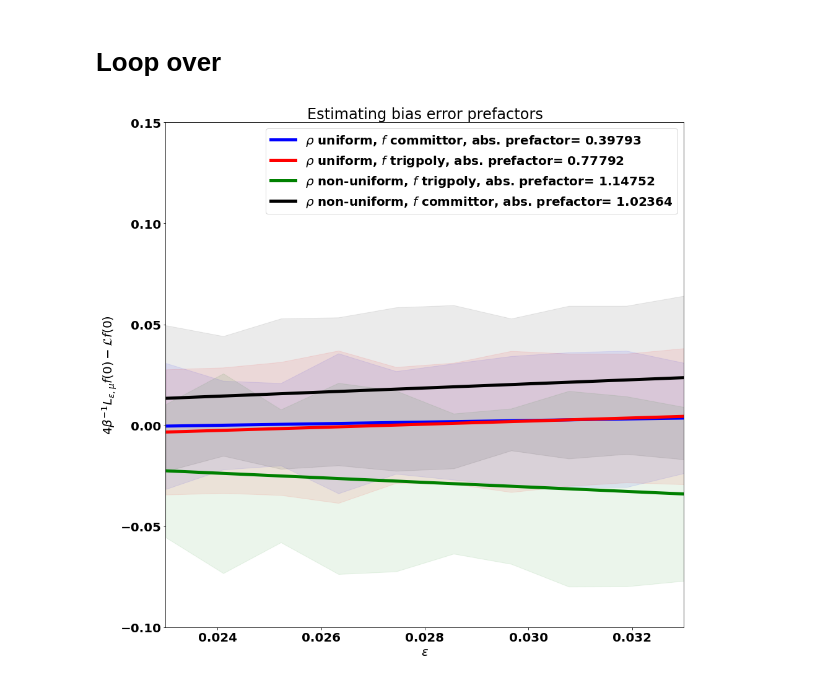
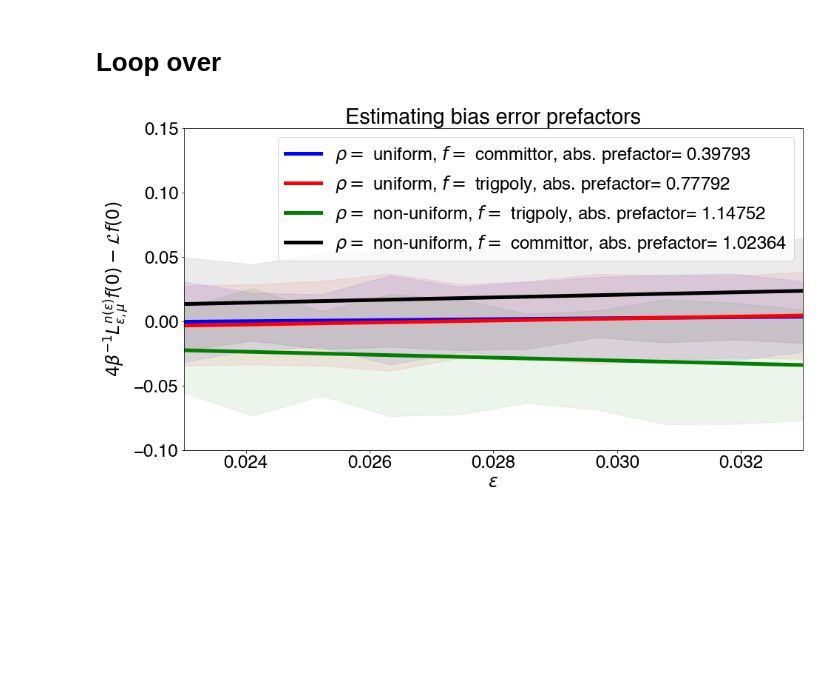
Before and after one commit to ShashankSule/TMDmaps, a Jupyter notebook: run/1d_potential_circular_errordriver.ipynb, the cells around one changed output. Saved outputs shown, nothing was run; the diff lists cells and outputs as text; code cells hidden in the pictures; blank space fills up the shorter version.

```diff
--- a/run/1d_potential_circular_errordriver.ipynb
+++ b/run/1d_potential_circular_errordriver.ipynb
@@ -62,9 +62,9 @@ RMSE = np.sqrt(np.mean((y.reshape((epsilons_range,1))@np.ones((1,ntrials)) - bia
 y_low = y-RMSE
 y_high = y+RMSE
 # %%
-font = {'family' : 'normal',
-        'weight' : 'bold',
-        'size'   : 18}
+font = {'family' : 'Helvetica',
+        'weight' : 'normal',
+        'size'   : 24}
 
 plt.rc('font', **font)
 fig, ax = plt.subplots(figsize=(8,8))
@@ -91,12 +88,12 @@ filestrings = ['uniform_committor_circular_2023-07-10 16:10:48.287872.npy',
               'biased_committor_circular_2023-07-10 17:44:19.202818.npy']
 colors = ['blue', 'red', 'green', 'black']
 # %%
-font = {'family' : 'sans-serif',
-        'weight' : 'bold',
-        'size'   : 20}
+font = {'family' : 'Helvetica',
+        'weight' : 'normal',
+        'size'   : 24}
 plt.rc('font', **font)
 # %%
-fig, ax = plt.subplots(figsize=(15,15))
+fig, ax = plt.subplots(figsize=(15,8))
 
 
 for i in range(len(filestrings)):
@@ -111,33 +108,33 @@ for i in range(len(filestrings)):
     epsilons = data.item()['epsilons']
     bias = data.item()['pointwise_errors']
     epsilons_range, ntrials = bias.shape
 
     # fit linear model
     x = epsilons.reshape((epsilons_range,1))@np.ones((1,ntrials))
     linear_fit = sklearn.linear_model.LinearRegression()
     linear_fit.fit(x.reshape(-1,1), bias.reshape(-1,1))
     y = linear_fit.predict(epsilons.reshape(-1,1))
 
     # get standard errors
     RMSE = np.sqrt(np.mean((y.reshape((epsilons_range,1))@np.ones((1,ntrials)) - bias)**2, axis=1)).reshape(y.shape)
     y_low = y-RMSE
     y_high = y+RMSE
 
     # plot
     if density == 'biased':
         density = 'non-uniform'
 
     ax.plot(epsilons,y,\
-                 label=r'$\rho$ ' + density + ', ' + r'$f$ ' + function + ", abs. prefactor= " + str(np.abs(round(linear_fit.coef_[0,0],5))),
+                 label=r'$\rho = $ ' + density + ', ' + r'$f = $ ' + function + ", abs. prefactor= " + str(np.abs(round(linear_fit.coef_[0,0],5))),
                  color=colors[i],
                  linewidth=5)
     ax.fill_between(epsilons,y_low.flatten(), y_high.flatten(), color = colors[i], alpha=0.08)
 
 ax.set_xlim((epsilons[0], epsilons[-1]))
 ax.set_ylim((-0.1,0.15))
 ax.legend(loc = 'best')
-ax.set(ylabel = r'$4\beta^{-1}L_{\epsilon,\mu}f(0) - \mathcal{L} f(0)$', xlabel = "$\epsilon$");
+ax.set(ylabel = r'$4\beta^{-1}L^{n(\epsilon)}_{\epsilon,\mu}f(0) - \mathcal{L} f(0)$', xlabel = "$\epsilon$");
 ax.set(title="Estimating bias error prefactors")
 fig.savefig("1d_bias_error_circular.pdf", bbox_inches="tight", format='pdf')
 # %% [output]
-[figure, old version]
+[figure, new version]
```
Also changed, not shown: parts of 1 cell of this notebook, 9 other files.
